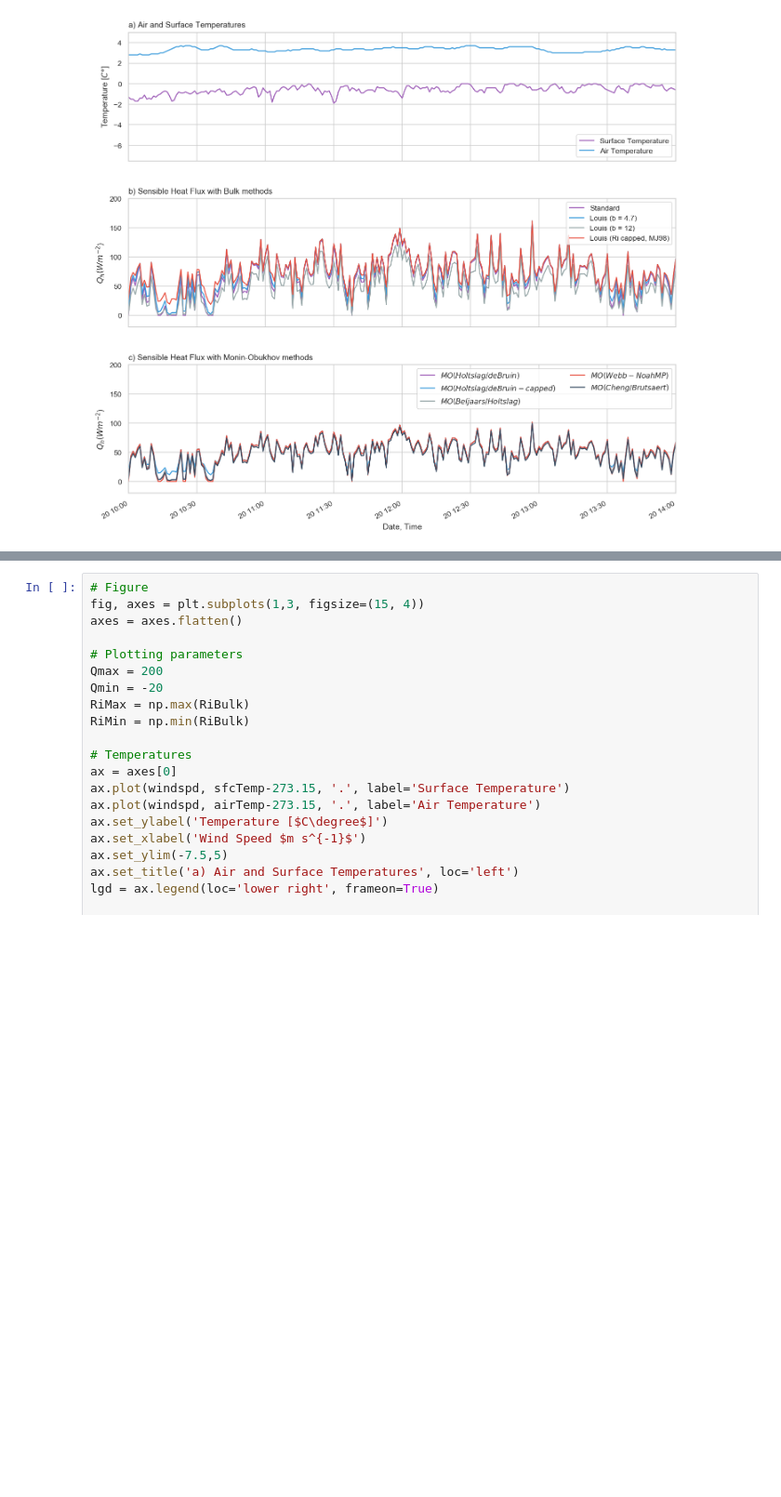
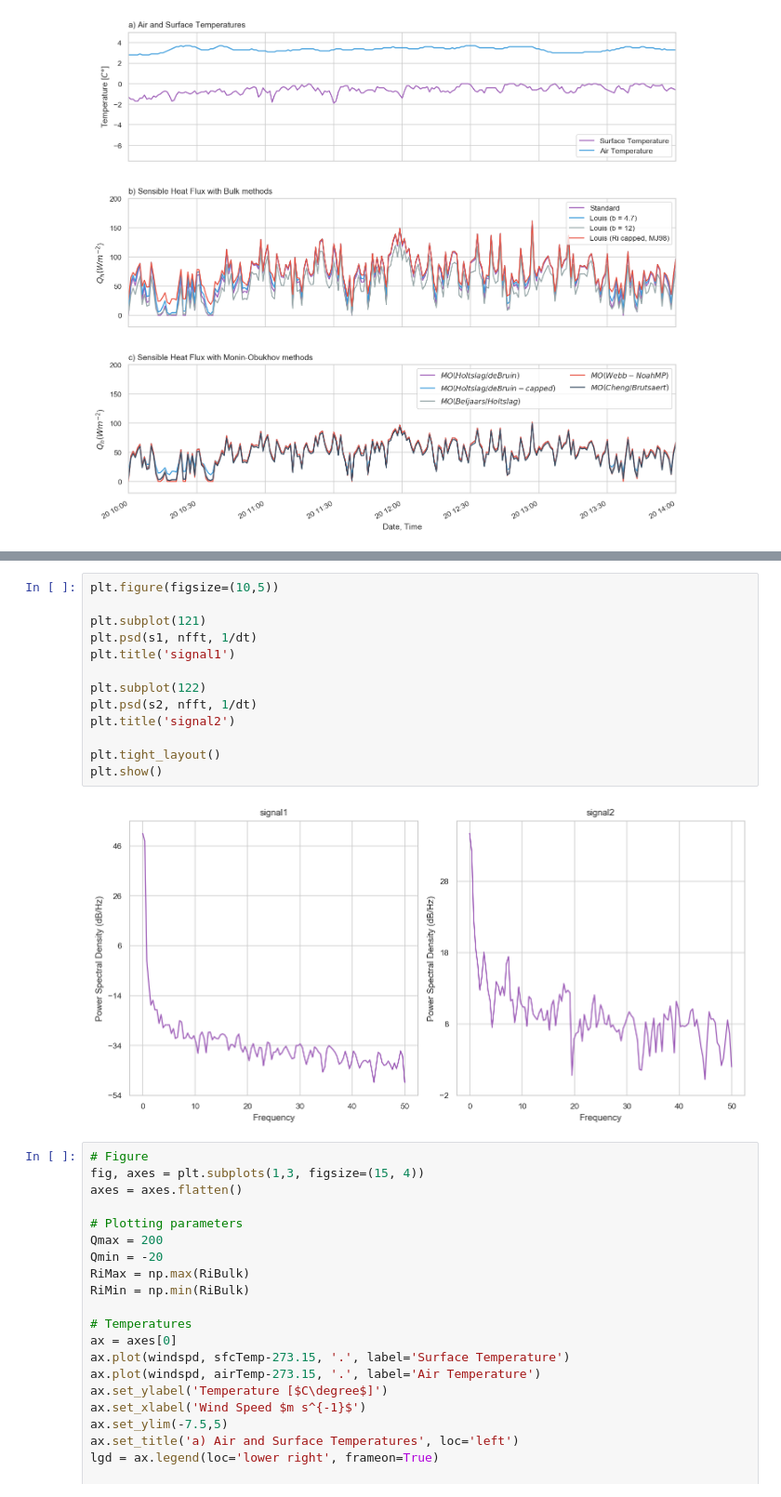
Before and after one commit to moorec52/atmos-boundary-layer, a Jupyter notebook: TF.turbpyDemonstration_sp.ipynb, the cells around one changed output, grey strips where cells are left out. Shown at 93% size. Cells and saved outputs as stored; diff of their text form; blank space fills up the shorter version.

```diff
--- a/TF.turbpyDemonstration_sp.ipynb
+++ b/TF.turbpyDemonstration_sp.ipynb
@@ -413,3 +454,18 @@ axes[2].set_xlim(pd.Timestamp('2017-03-20 10'),pd.Timestamp('2017-03-20 14'))
+# %%
+plt.figure(figsize=(10,5))
+
+plt.subplot(121)
+plt.psd(s1, nfft, 1/dt)
+plt.title('signal1')
+
+plt.subplot(122)
+plt.psd(s2, nfft, 1/dt)
+plt.title('signal2')
+
+plt.tight_layout()
+plt.show()
+# %% [output]
+[figure, added]
 # %%
 # Figure
 fig, axes = plt.subplots(1,3, figsize=(15, 4))
```
Also changed, not shown: parts of 1 cell of this notebook.
